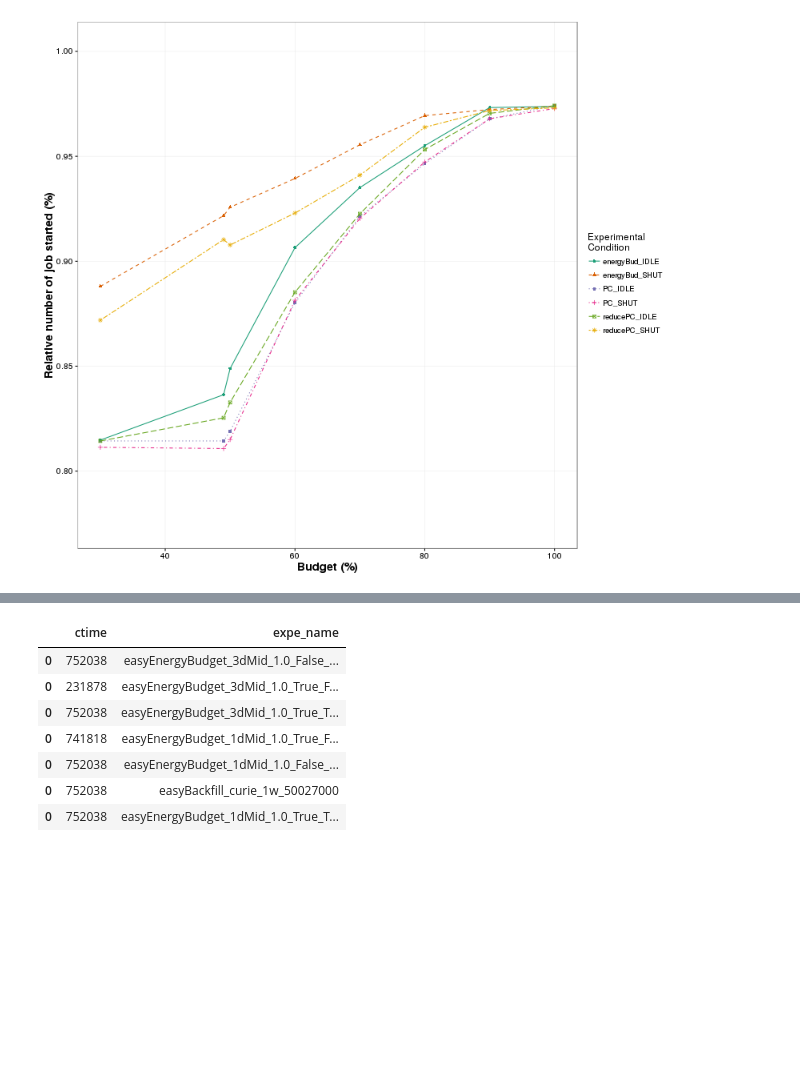
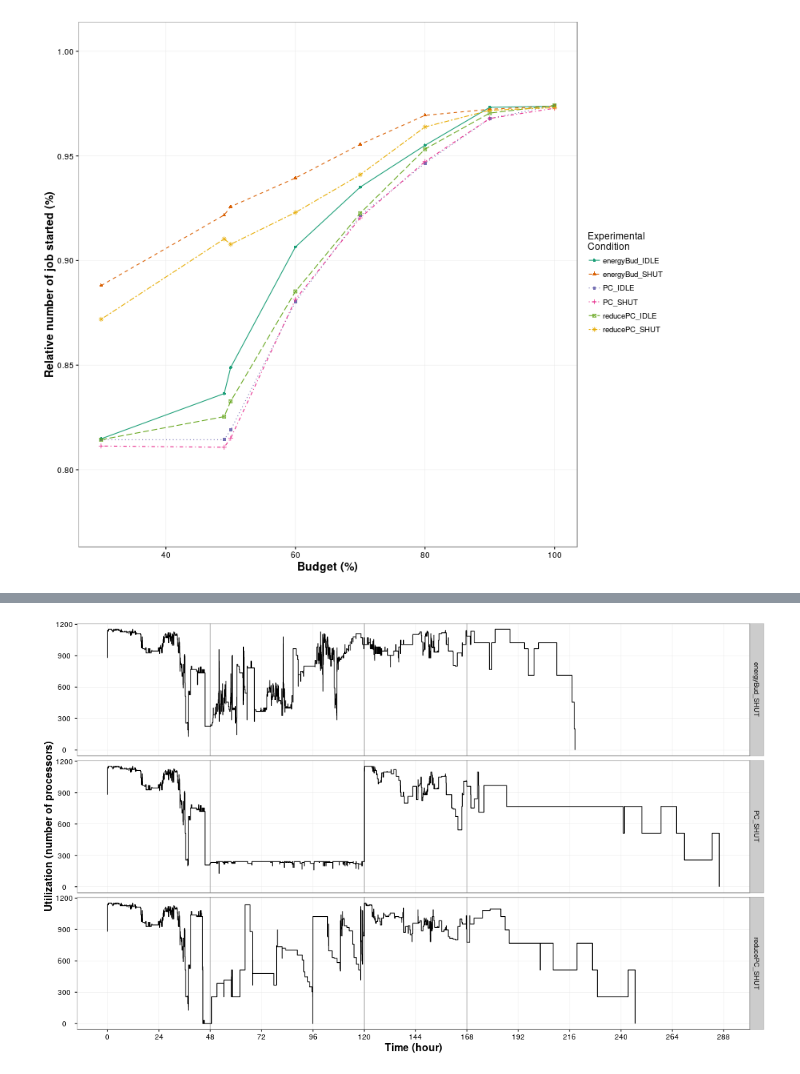
Before and after one commit to glesserd/energybudget-expe, a Jupyter notebook: TestnewMC.ipynb, the cells around one changed output, grey strips where cells are left out. Cells and saved outputs as stored; diff of their text form; code cells hidden in the pictures; blank space fills up the shorter version.

```diff
--- a/TestnewMC.ipynb
+++ b/TestnewMC.ipynb
@@ -858,13 +737,41 @@ Index([u'allowBudgetStealing', u'avgbsld', u'budget_percent', u'budget_time',
-# %%
-a = expes[expes.trace == 'curie_1w_50027000']
-a = a[a.budget_percent == 1]
-a[["ctime","expe_name"]]
-# %% [output]
-|  | ctime | expe_name |
-| 0 | 752038 | easyEnergyBudget_3dMid_1.0_False_... |
-| 0 | 231878 | easyEnergyBudget_3dMid_1.0_True_F... |
-| 0 | 752038 | easyEnergyBudget_3dMid_1.0_True_T... |
-| 0 | 741818 | easyEnergyBudget_1dMid_1.0_True_F... |
-| 0 | 752038 | easyEnergyBudget_1dMid_1.0_False_... |
-| 0 | 752038 | easyBackfill_curie_1w_50027000 |
-| 0 | 752038 | easyEnergyBudget_1dMid_1.0_True_T... |
+# %%
+
+iiii = "SHUT"
+dir_csv = "expes/easyEnergyBudget_3dMid_0.6_PC_"+iiii+"_sdscblue_1w_10166421/"
+job_csv = dir_csv+"/out_jobs.csv"
+df = pd.read_csv(job_csv)
+utilt = utilization(df)
+utilt["time"] = utilt.index/3600
+utilt["cond"] = "PC_"+iiii
+# %%
+dir_csv = "expes/easyEnergyBudget_3dMid_0.6_reducePC_"+iiii+"_sdscblue_1w_10166421/"
+job_csv = dir_csv+"/out_jobs.csv"
+df = pd.read_csv(job_csv)
+utiltr = utilization(df)
+utiltr["time"] = utiltr.index/3600
+utiltr["cond"] = "reducePC_"+iiii
+# %%
+dir_csv = "expes/easyEnergyBudget_3dMid_0.6_energyBud_"+iiii+"_sdscblue_1w_10166421/"
+job_csv = dir_csv+"/out_jobs.csv"
+df = pd.read_csv(job_csv)
+utilte = utilization(df)
+utilte["time"] = utilte.index/3600
+utilte["cond"] = "energyBud_"+iiii
+# %%
+uu = utilte.append(utilt)
+uu = uu.append(utiltr)
+# %%
+p = ggplot2.ggplot(uu) + \
+    ggplot2.geom_vline(xintercept = robjects.IntVector([24*2, 24*5, 24*7]), color="#aaaaaa") + \
+    ggplot2.aes_string(x='time', y='util') + \
+    ggplot2.geom_step()+ \
+    ggplot2.facet_grid(ro.Formula('cond ~ .'))+\
+    ggplot2.theme_bw()+ggplot2.theme(**theme_bwTUNED)+ggplot2.labs(x="Time (hour)", y="Utilization (number of processors)")+\
+    ggplot2.scale_shape(name = "Experimental\nCondition")+\
+    ggplot2.scale_linetype_manual(name="Experimental\nCondition",values=robjects.IntVector(range(1,7)))+\
+    ggplot2.scale_x_continuous(breaks = robjects.IntVector(range(0,300,24)))
+
+ggplot_pdf(p, "utilcompare.pdf", 14, 6)
+ggplot_notebook(p, height=600, width=1000)
+# %% [output]
+[figure, added]
```
Also changed, not shown: parts of 29 cells of this notebook, 3 other files.
